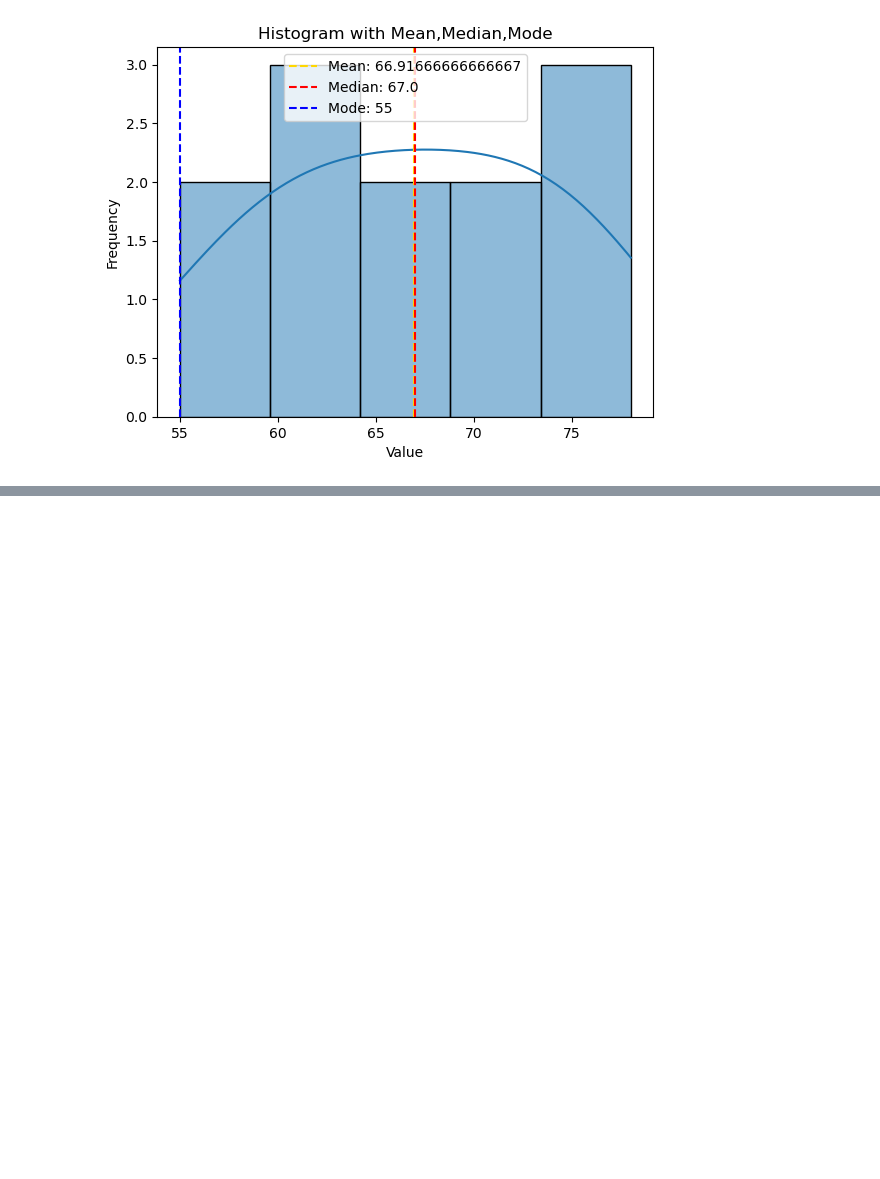
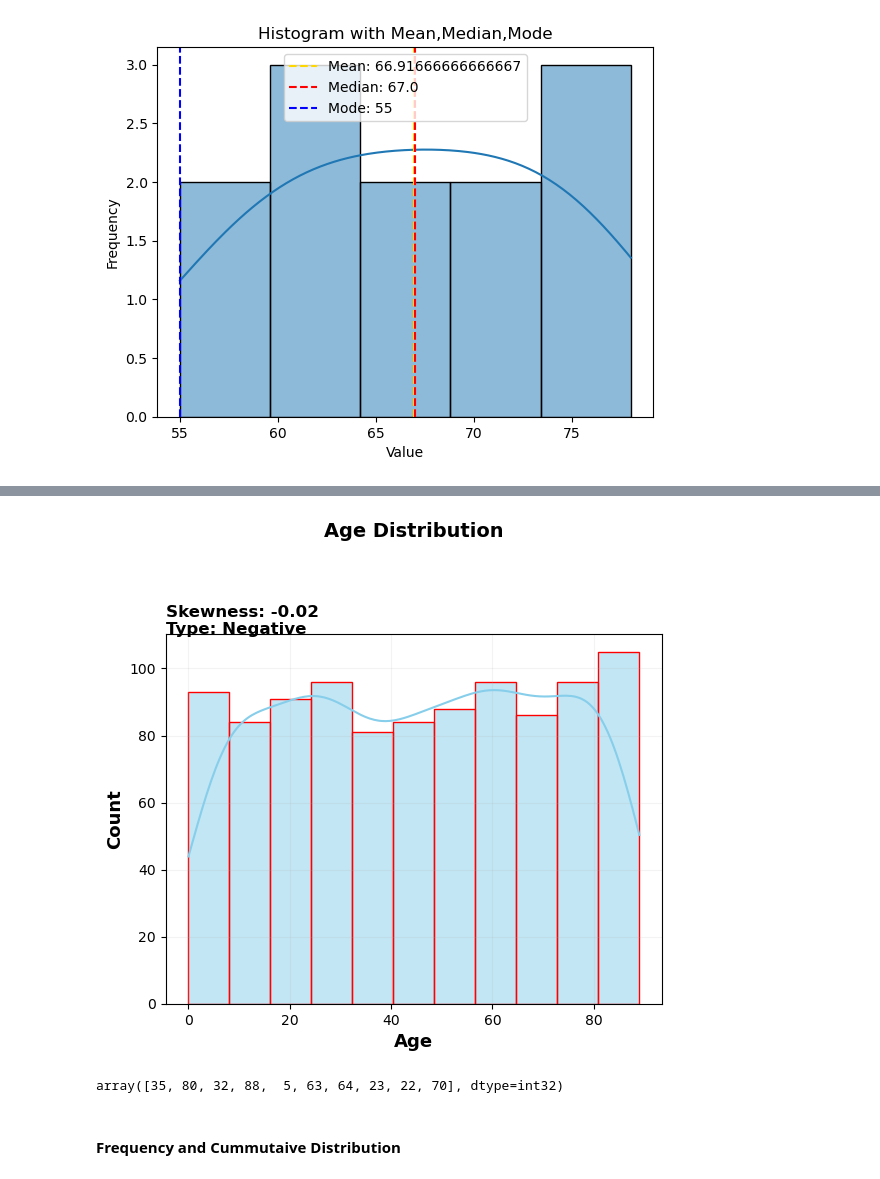
Before and after one commit to Ishan-Official/Hospital-Beds-Management-DataScience, a Jupyter notebook: dataScience_C1.ipynb, the cells around one changed output, grey strips where cells are left out. Drawn from its saved outputs; the diff is of its cells as text; code cells hidden in the pictures; blank space fills up the shorter version.

```diff
--- a/dataScience_C1.ipynb
+++ b/dataScience_C1.ipynb
@@ -991,0 +1042,17 @@ plt.show
+# %%
+sns.histplot(x="age",data=dataset,kde=True,color="skyblue",edgecolor="red")
+plt.title("Age Distribution",fontsize=14,pad=70,fontweight="bold")
+plt.text(0, 1, f"Skewness: {skew:.2f}\nType: {skew_type}",transform=plt.gca().transAxes,fontsize=12,fontweight="bold")
+plt.xlabel("Age",fontsize=13,fontweight="bold")
+plt.ylabel("Count",fontsize=13,fontweight="bold")
+plt.grid(alpha=0.15)
+plt.show()
+# %% [output]
+[figure, added]
+# %%
+data = np.random.randint(0,101,10)
+data
+# %% [output]
+array([35, 80, 32, 88,  5, 63, 64, 23, 22, 70], dtype=int32)
+# %% [markdown]
+#### Frequency and Cummutaive Distribution
```
Also changed, not shown: parts of 9 cells of this notebook.
